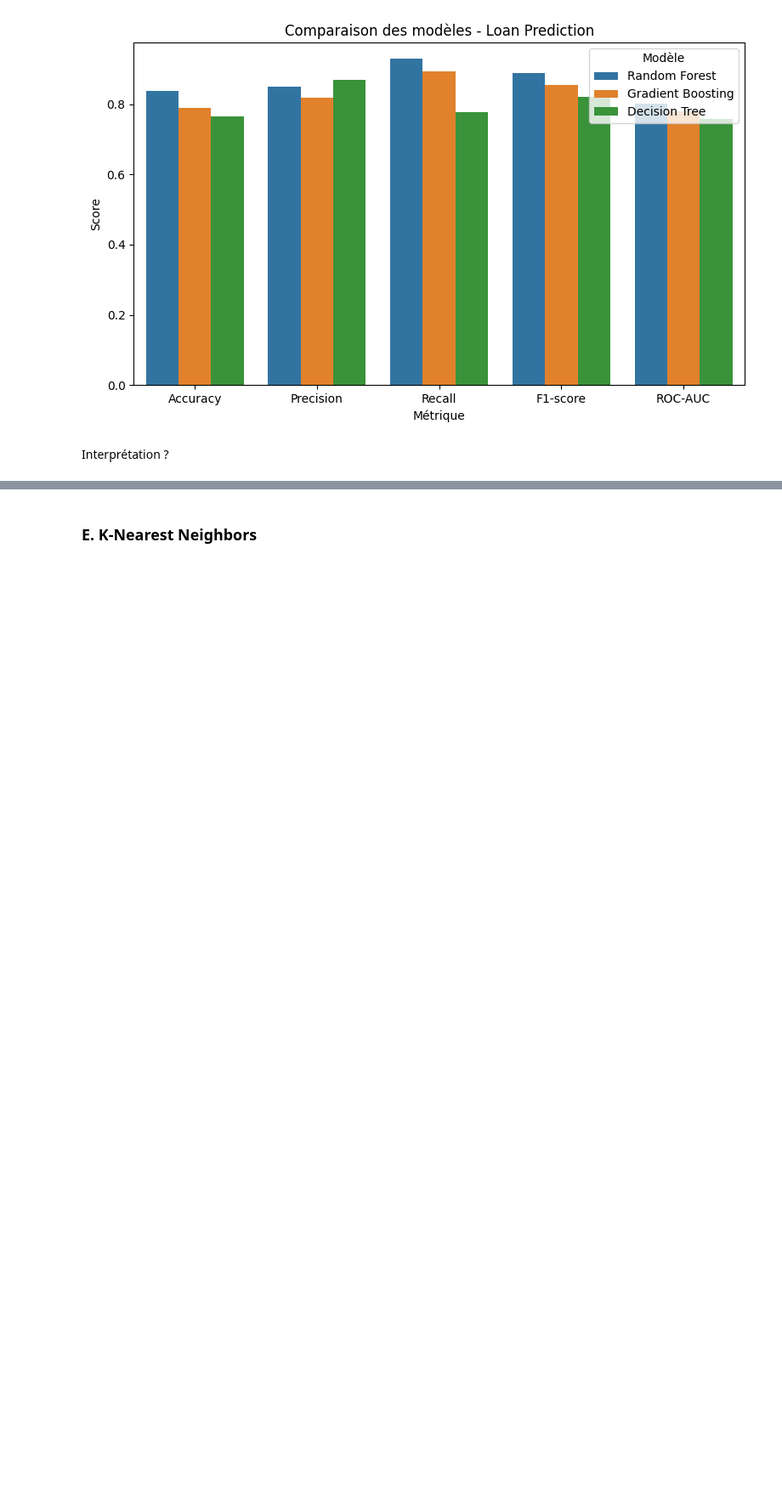
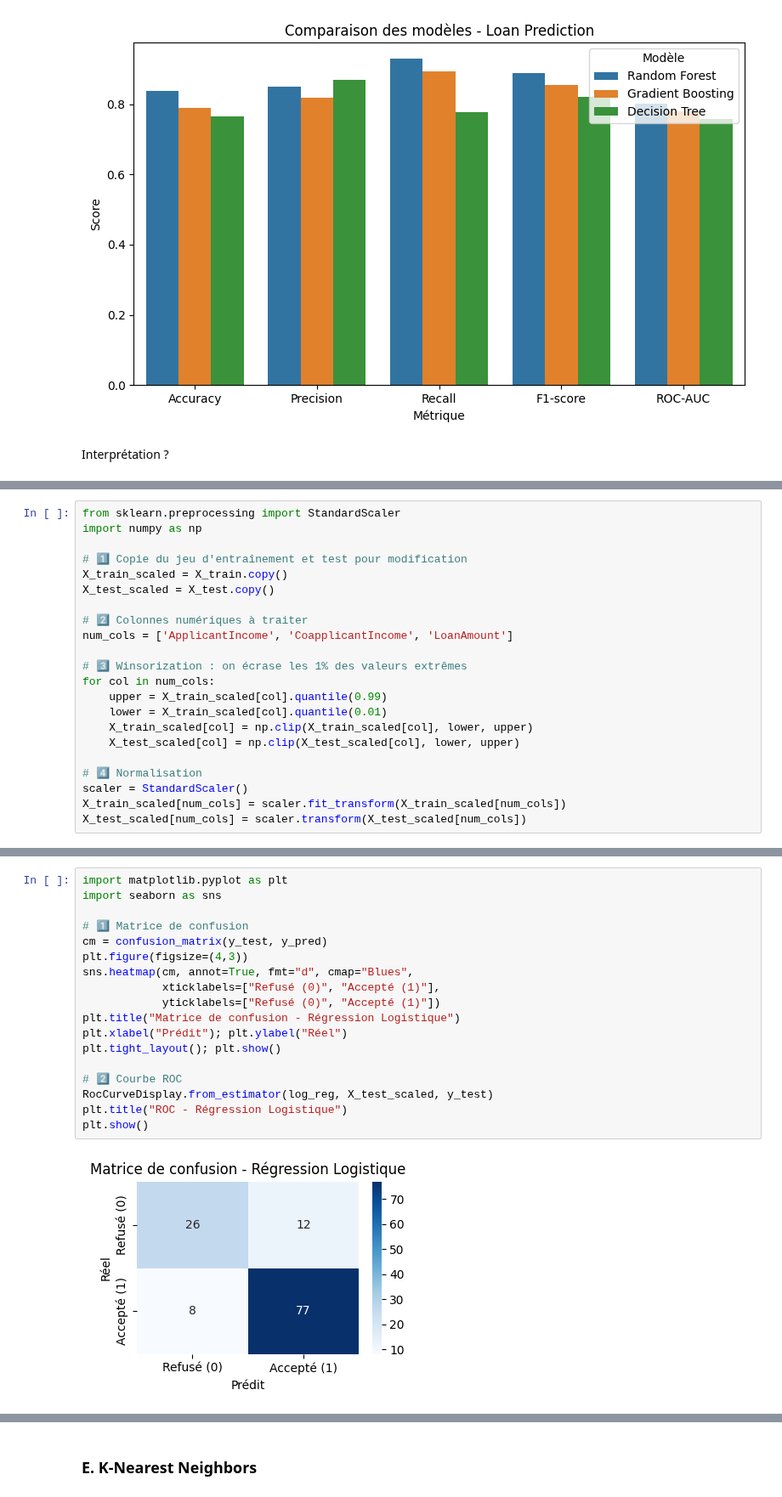
Before and after one commit to ach224/Prediction_eligibilite_pret_bancaire, a Jupyter notebook: Modelisation_Aicha.ipynb, the cells around one changed output, grey strips where cells are left out. Shown at 85% size. Saved outputs shown, nothing was run; the diff lists cells and outputs as text; blank space fills up the shorter version.

Commit message:
Modèle D : Régression linéaire

```diff
--- a/Modelisation_Aicha.ipynb
+++ b/Modelisation_Aicha.ipynb
@@ -462,0 +468,22 @@ Interprétation ?
+# %%
+from sklearn.preprocessing import StandardScaler
+import numpy as np
+
+# 1️⃣ Copie du jeu d'entraînement et test pour modification
+X_train_scaled = X_train.copy()
+X_test_scaled = X_test.copy()
+
+# 2️⃣ Colonnes numériques à traiter
+num_cols = ['ApplicantIncome', 'CoapplicantIncome', 'LoanAmount']
+
+# 3️⃣ Winsorization : on écrase les 1% des valeurs extrêmes
+for col in num_cols:
+    upper = X_train_scaled[col].quantile(0.99)
+    lower = X_train_scaled[col].quantile(0.01)
+    X_train_scaled[col] = np.clip(X_train_scaled[col], lower, upper)
+    X_test_scaled[col] = np.clip(X_test_scaled[col], lower, upper)
+
+# 4️⃣ Normalisation
+scaler = StandardScaler()
+X_train_scaled[num_cols] = scaler.fit_transform(X_train_scaled[num_cols])
+X_test_scaled[num_cols] = scaler.transform(X_test_scaled[num_cols])
@@ -462,0 +525,20 @@ Interprétation ?
+# %%
+import matplotlib.pyplot as plt
+import seaborn as sns
+
+# 1️⃣ Matrice de confusion
+cm = confusion_matrix(y_test, y_pred)
+plt.figure(figsize=(4,3))
+sns.heatmap(cm, annot=True, fmt="d", cmap="Blues",
+            xticklabels=["Refusé (0)", "Accepté (1)"],
+            yticklabels=["Refusé (0)", "Accepté (1)"])
+plt.title("Matrice de confusion - Régression Logistique")
+plt.xlabel("Prédit"); plt.ylabel("Réel")
+plt.tight_layout(); plt.show()
+
+# 2️⃣ Courbe ROC
+RocCurveDisplay.from_estimator(log_reg, X_test_scaled, y_test)
+plt.title("ROC - Régression Logistique")
+plt.show()
+# %% [output]
+[figure, added]
```
Also changed, not shown: parts of 5 cells of this notebook.
